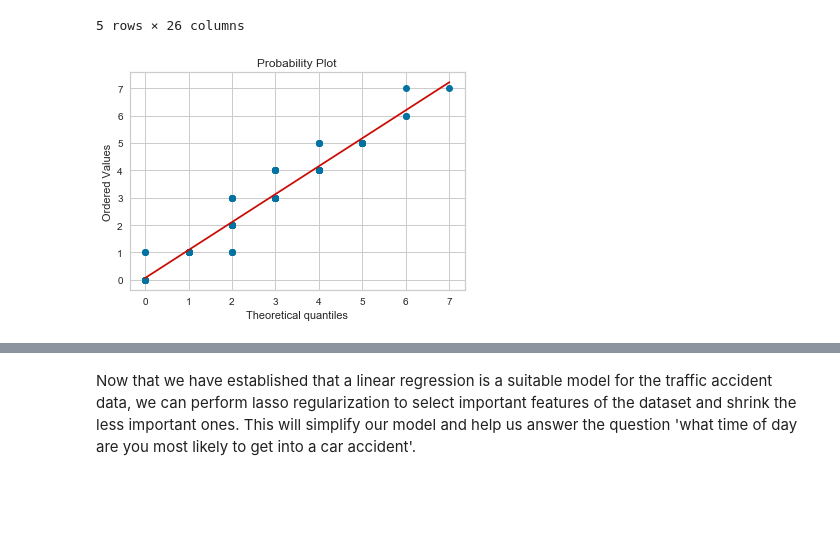
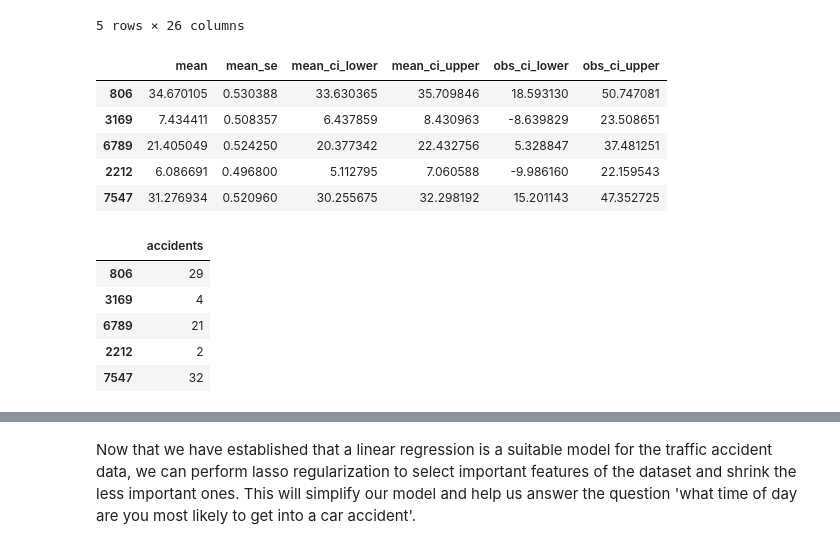
Before and after one commit to ghopping/Springboard_Capstone_1, a Jupyter notebook: GH_Capstone_1_regression.ipynb, the cells around one changed output, grey strips where cells are left out. Drawn from its saved outputs; the diff is of its cells as text; code cells hidden in the pictures; blank space fills up the shorter version.

```diff
--- a/GH_Capstone_1_regression.ipynb
+++ b/GH_Capstone_1_regression.ipynb
@@ -374,10 +374,21 @@ X2_train.head()
 | 3311 | 9730 | 435 | 0 | 0 | 0 | 0 | 0 | 0 | 0 | 0 | ... |
 | 231 | 46526 | 9 | 0 | 0 | 0 | 0 | 0 | 0 | 0 | 0 | ... |
 5 rows × 26 columns
-# %%
-#QQ plot
-data=np.random.poisson(2.5, 100)
-stats.probplot(data, dist='poisson', sparams=(2.5,), plot=plt)
-plt.show()
-# %% [output]
-[figure, removed]
+# %%
+data.head()
+# %% [output]
+|  | mean | mean_se | mean_ci_lower | mean_ci_upper | obs_ci_lower | obs_ci_upper |
+| 806 | 34.670105 | 0.530388 | 33.630365 | 35.709846 | 18.593130 | 50.747081 |
+| 3169 | 7.434411 | 0.508357 | 6.437859 | 8.430963 | -8.639829 | 23.508651 |
+| 6789 | 21.405049 | 0.524250 | 20.377342 | 22.432756 | 5.328847 | 37.481251 |
+| 2212 | 6.086691 | 0.496800 | 5.112795 | 7.060588 | -9.986160 | 22.159543 |
+| 7547 | 31.276934 | 0.520960 | 30.255675 | 32.298192 | 15.201143 | 47.352725 |
+# %%
+y2_test.head()
+# %% [output]
+|  | accidents |
+| 806 | 29 |
+| 3169 | 4 |
+| 6789 | 21 |
+| 2212 | 2 |
+| 7547 | 32 |
```
Also changed, not shown: parts of 8 cells of this notebook, 1 other file.
